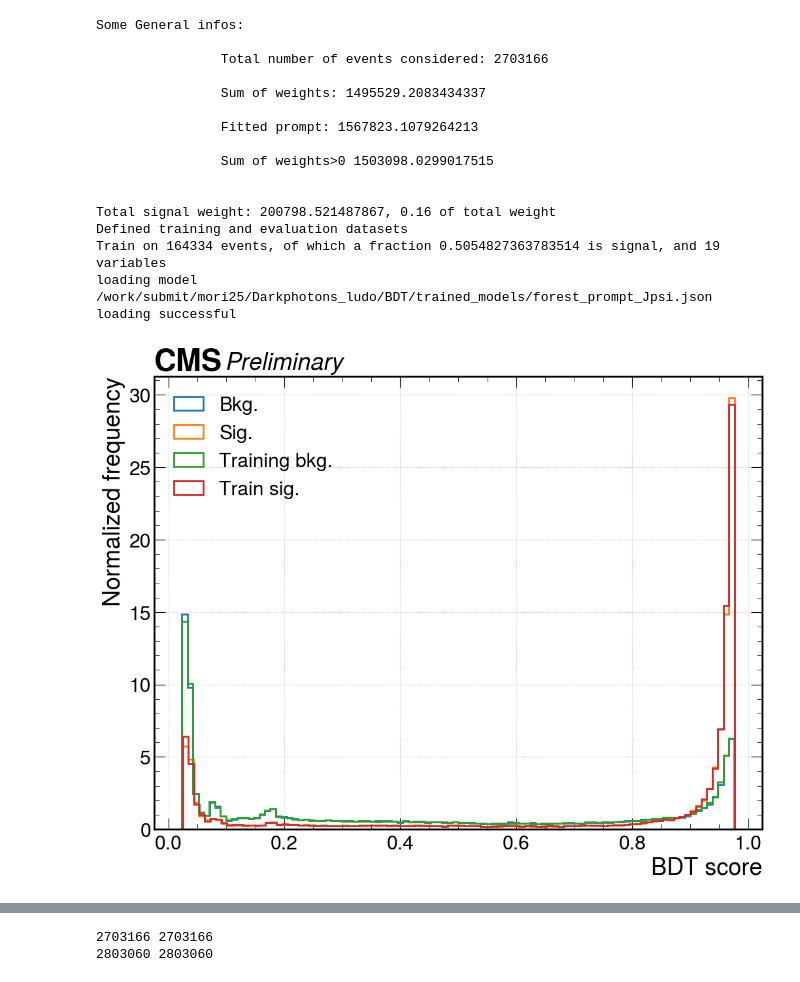
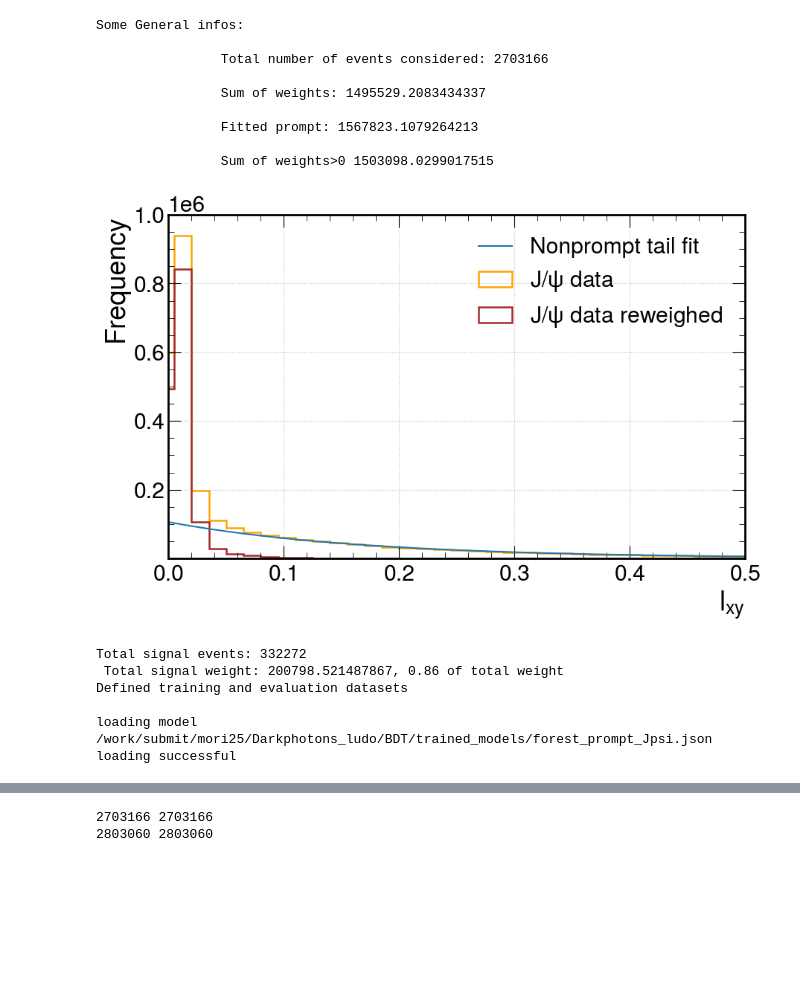
Before and after one commit to ludomori99/Darkphotons_Run3, a Jupyter notebook: BDT/view_training.ipynb, the cells around one changed output, grey strips where cells are left out. Drawn from its saved outputs; the diff is of its cells as text; code cells hidden in the pictures; blank space fills up the shorter version.

```diff
--- a/BDT/view_training.ipynb
+++ b/BDT/view_training.ipynb
@@ -100,12 +135,12 @@ nbins_corrections = Jpsi_fp.particle_config["models"][modelname]["reweighing"]["
 
 #Define data and compute weights
 data_prompt = Jpsi_fp.full_mass_range[Jpsi_fp.full_mass_range["Mm_kin_lxy"]<lxy_cutoff]
-weights_fp = Jpsi_fp.compute_reweight(data_prompt,'Mm_kin_lxy', nonPrompt_tail,nbins_fit=nbins_fit,nbins_corrections=nbins_corrections,fit_range=(0.1,0.5),fitting_limits=[(0,1)],plot=False)
+weights_fp = Jpsi_fp.compute_reweight(data_prompt,'Mm_kin_lxy', nonPrompt_tail,nbins_fit=nbins_fit,nbins_corrections=nbins_corrections,fit_range=(0.1,0.5),fitting_limits=[(0,1)],plot=True, xrange = (0,0.5))
 weights_fp = np.where(weights_fp<0, 0, weights_fp)
 
 #Perform training and plot
 Jpsi_fp.prepare_training_set(data_override=data_prompt, weights=weights_fp)
 Jpsi_fp.load_model()
-Jpsi_fp.plot_model()
+# Jpsi_fp.plot_model(apply_weights=True)
 # %% [output]
 Start loading data
@@ -113,22 +148,21 @@ Successfully imported data file to memory
 Start fitting function  <function nonPrompt_tail at 0x...> to variable  Mm_kin_lxy
 Done fitting. Parameters:  17977.449229564176 0.16988146347672736
 Some General infos:
 
                 Total number of events considered: 2703166
 
                 Sum of weights: 1495529.2083434337
 
                 Fitted prompt: 1567823.1079264213
 
                 Sum of weights>0 1503098.0299017515
-
-
-Total signal weight: 200798.521487867, 0.16 of total weight
-Defined training and evaluation datasets
-Train on 164334 events, of which a fraction 0.5054827363783514 is signal, and 19 variables
-loading model  /work/submit/mori25/Darkphotons_ludo/BDT/trained_models/forest_prompt_Jpsi.json
-loading successful
-[figure, old version]
+[figure, new version]
+Total signal events: 332272
+ Total signal weight: 200798.521487867, 0.86 of total weight
+Defined training and evaluation datasets
+
+loading model  /work/submit/mori25/Darkphotons_ludo/BDT/trained_models/forest_prompt_Jpsi.json
+loading successful
 # %%
 modelname = "forest_prompt_noPromptCut"
 Jpsi_fp_nPC = Trainer("Jpsi", modelname)
```
Also changed, not shown: parts of 24 cells of this notebook, 18 other files.
